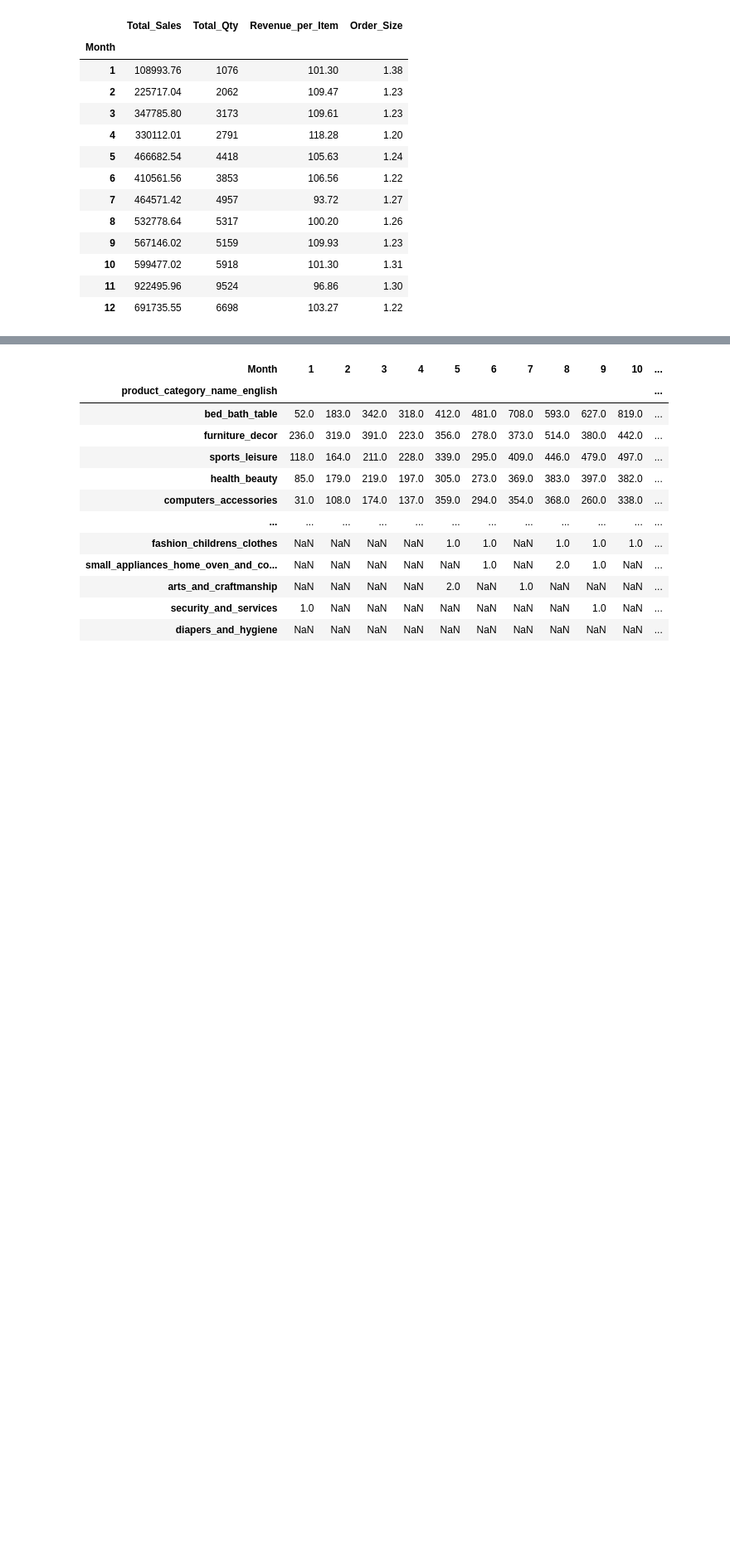
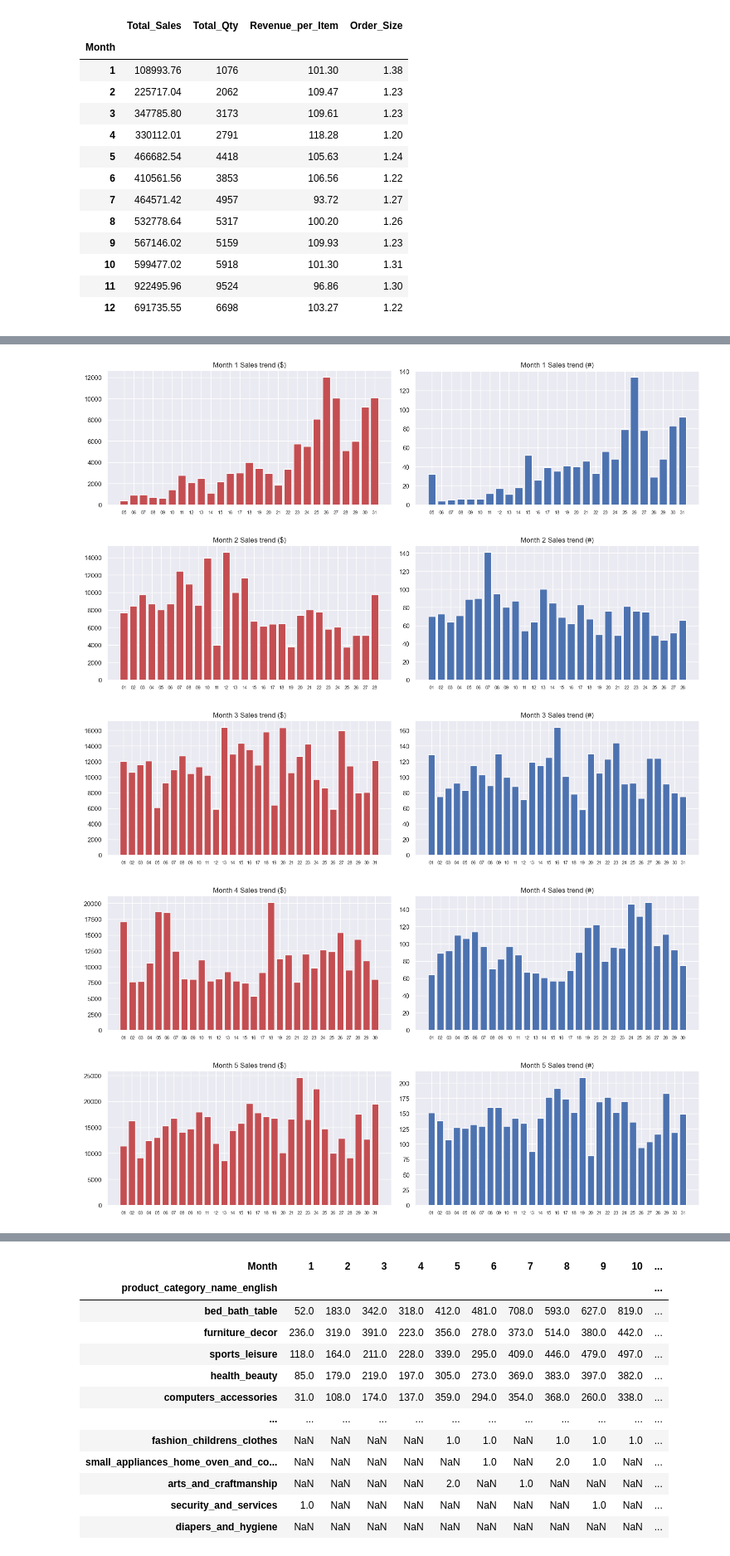
Before and after one commit to buttonsnail/Springboard, a Jupyter notebook: Capstone3_Exploratory Data Analysis(EDA).ipynb, the cells around one changed output, grey strips where cells are left out. Shown at 83% size. Cells and saved outputs as stored; diff of their text form; code cells hidden in the pictures; blank space fills up the shorter version.

```diff
--- a/Capstone3_Exploratory Data Analysis(EDA).ipynb
+++ b/Capstone3_Exploratory Data Analysis(EDA).ipynb
@@ -109,0 +124,15 @@ plt.show()
+# %%
+orders17['order_purchase_timestamp'] = pd.to_datetime(orders17['order_purchase_timestamp'])
+orders17['order_purchase_timestamp'] = orders17['order_purchase_timestamp'].dt.strftime('%Y-%m-%d')
+# %%
+total_sales_day = orders17.groupby(by = "order_purchase_timestamp")["price"].sum()
+total_qty_day = orders17.groupby(by='order_purchase_timestamp')["order_item_qty"].sum()
+revenue_per_item_day = (orders17.groupby(by='order_purchase_timestamp')["price"].sum()/ orders17.groupby(by='order_purchase_timestamp')["order_item_qty"].sum()).round(2)
+order_size_day = (orders17.groupby(by='order_purchase_timestamp')["order_item_qty"].sum()/orders17.groupby(by='order_purchase_timestamp')["order_id"].nunique()).round(2)
+
+sales_day = pd.DataFrame(
+    {'Total_Sales': total_sales_day,
+     'Total_Qty': total_qty_day,
+     'Revenue_per_Item': revenue_per_item_day,
+     'Order_Size': order_size_day}).reset_index()
+sales_day
@@ -109,0 +168,31 @@ plt.show()
+# %%
+sales_day['order_purchase_timestamp'] = pd.to_datetime(sales_day['order_purchase_timestamp'])
+# %%
+for i in range(1, 13):
+    filtered_data = sales_day[sales_day['order_purchase_timestamp'].dt.month == i]
+    date_strings = [date.strftime('%d') for date in filtered_data['order_purchase_timestamp']]
+
+    fig, (ax1, ax2) = plt.subplots(1, 2, figsize=(15, 4))  # Create subplots with 1 row and 2 columns
+
+    # First subplot - Total Sales
+    y_values_sales = filtered_data['Total_Sales'].values
+    ax1.bar(date_strings, y_values_sales, color='r')
+    ax1.set_xticks(range(len(date_strings)))
+    ax1.set_xticklabels(date_strings, size=8)
+    ax1.set(title=f"Month {i} Sales trend ($)")
+
+    # Second subplot - Total Quantity
+    y_values_qty = filtered_data['Total_Qty'].values
+    ax2.bar(date_strings, y_values_qty, color='b')
+    ax2.set_xticks(range(len(date_strings)))
+    ax2.set_xticklabels(date_strings, size=8)
+    ax2.set(title=f"Month {i} Sales trend (#)")
+
+    plt.tight_layout()
+    plt.show()
+# %% [output]
+[figure, added]
+[figure, added]
+[figure, added]
+[figure, added]
+[figure, added]
```
Also changed, not shown: parts of 31 cells of this notebook.
